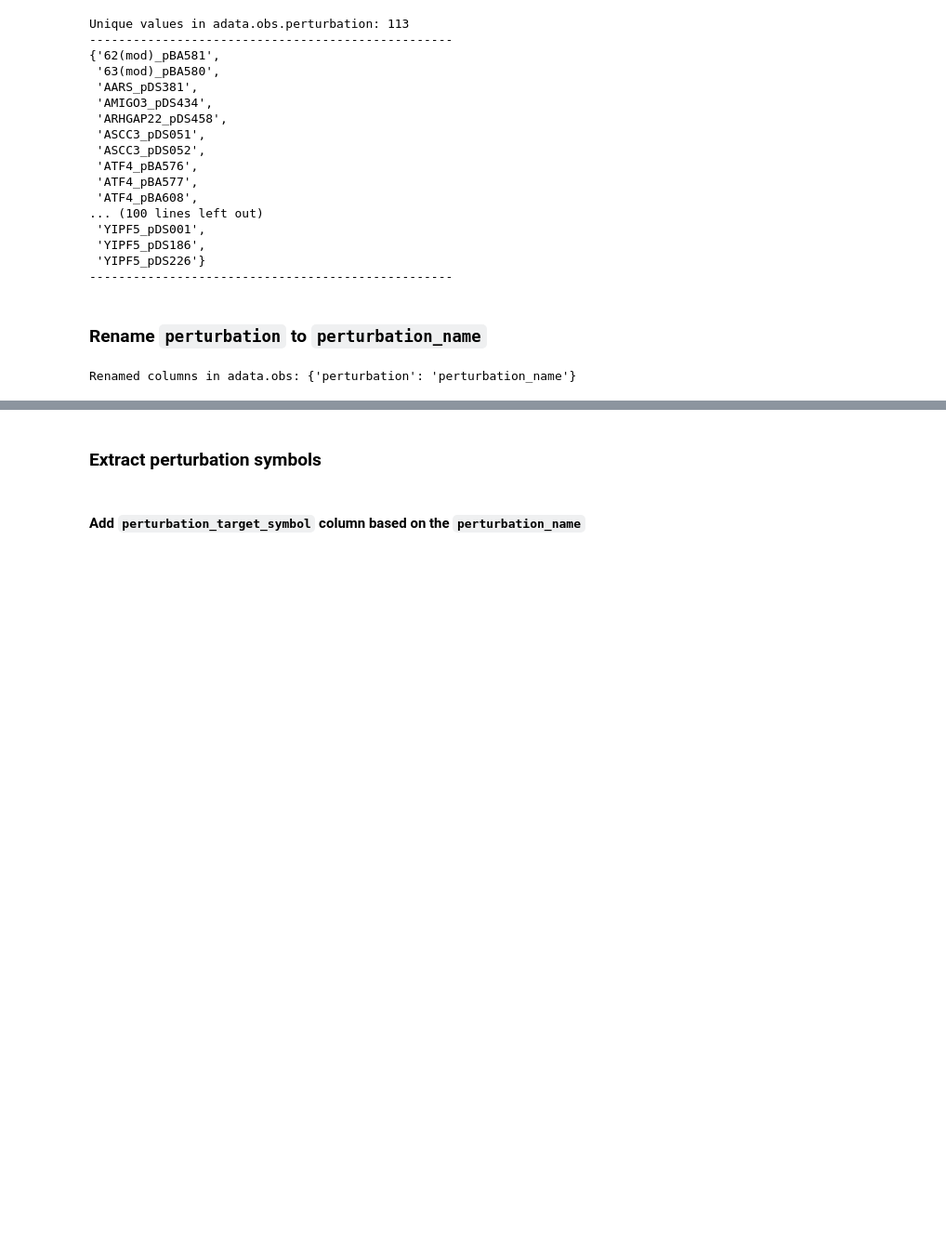
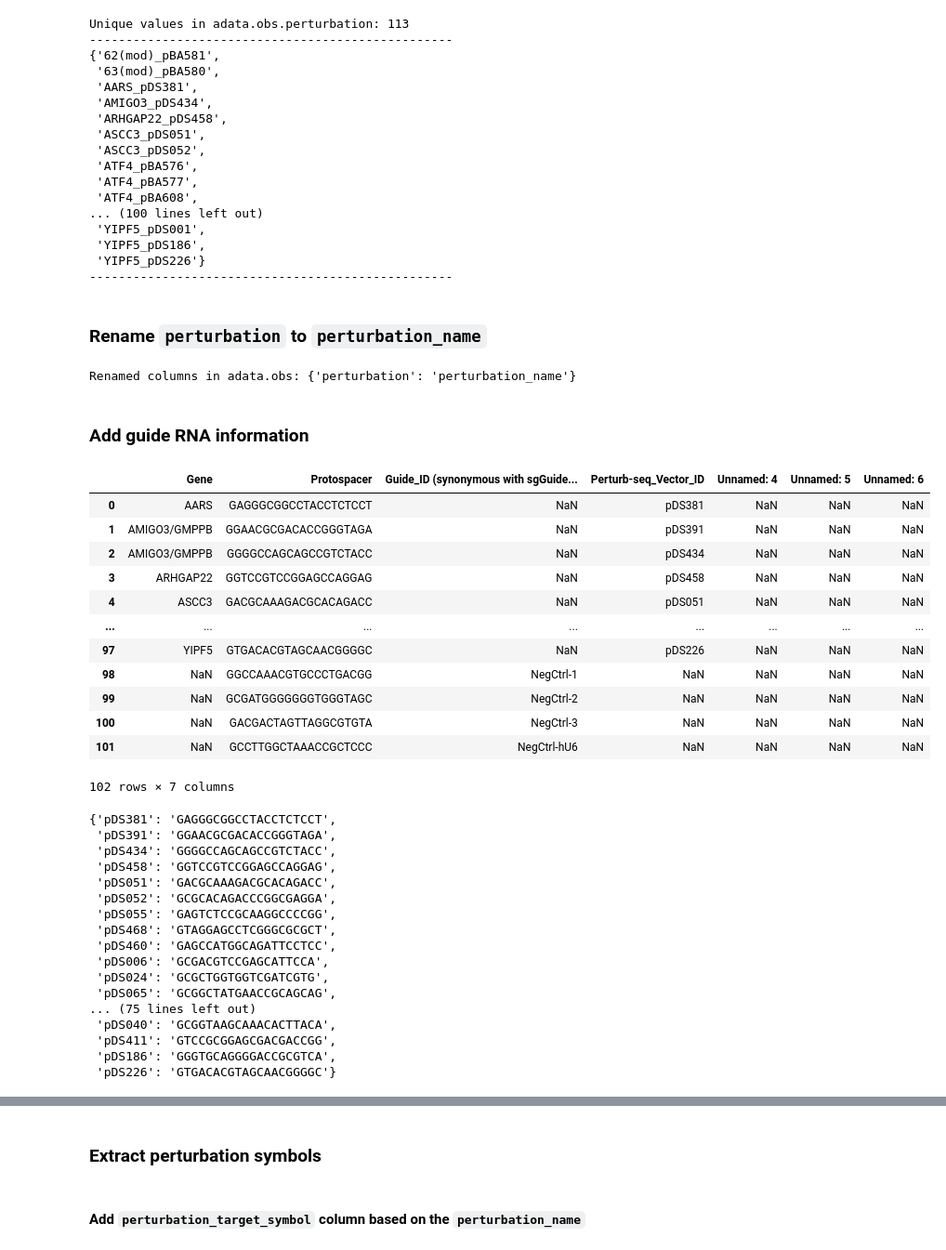
Before and after one commit to EMBL-EBI-ABC/PerturbationCatalogue, a Jupyter notebook: data_exploration/Perturbseq/curation_notebooks/adamson_2016_upr_perturb_seq.ipynb, the cells around one changed output, grey strips where cells are left out. Shown at 93% size. Cells and saved outputs as stored; diff of their text form; code cells hidden in the pictures; blank space fills up the shorter version.

```diff
--- a/data_exploration/Perturbseq/curation_notebooks/adamson_2016_upr_perturb_seq.ipynb
+++ b/data_exploration/Perturbseq/curation_notebooks/adamson_2016_upr_perturb_seq.ipynb
@@ -130,2 +130,50 @@ cur_data.rename_columns(slot = 'obs', name_dict = {'perturbation': 'perturbation
 # %% [output]
 Renamed columns in adata.obs: {'perturbation': 'perturbation_name'}
+# %% [markdown]
+### Add guide RNA information
+# %%
+# download the protospacer sequences data from supplementary information Table S1
+# https://ars.els-cdn.com/content/image/1-s2.0-S0092867416316609-mmc1.xlsx
+
+guides_df = pd.read_csv("../supplementary/adamson_2016_pilot.csv", header=1)
+display(guides_df)
+
+guides_dict_vecid = (
+    guides_df[["Perturb-seq_Vector_ID", "Protospacer"]]
+    .dropna()
+    .set_index("Perturb-seq_Vector_ID", drop=True)["Protospacer"]
+    .to_dict()
+)
+
+guides_dict_vecid
+# %% [output]
+|  | Gene | Protospacer | Guide_ID (synonymous with sgGuide... | Perturb-seq_Vector_ID | Unnamed: 4 | Unnamed: 5 | Unnamed: 6 |
+| 0 | AARS | GAGGGCGGCCTACCTCTCCT | NaN | pDS381 | NaN | NaN | NaN |
+| 1 | AMIGO3/GMPPB | GGAACGCGACACCGGGTAGA | NaN | pDS391 | NaN | NaN | NaN |
+| 2 | AMIGO3/GMPPB | GGGGCCAGCAGCCGTCTACC | NaN | pDS434 | NaN | NaN | NaN |
+| 3 | ARHGAP22 | GGTCCGTCCGGAGCCAGGAG | NaN | pDS458 | NaN | NaN | NaN |
+| 4 | ASCC3 | GACGCAAAGACGCACAGACC | NaN | pDS051 | NaN | NaN | NaN |
+| ... | ... | ... | ... | ... | ... | ... | ... |
+| 97 | YIPF5 | GTGACACGTAGCAACGGGGC | NaN | pDS226 | NaN | NaN | NaN |
+| 98 | NaN | GGCCAAACGTGCCCTGACGG | NegCtrl-1 | NaN | NaN | NaN | NaN |
+| 99 | NaN | GCGATGGGGGGGTGGGTAGC | NegCtrl-2 | NaN | NaN | NaN | NaN |
+| 100 | NaN | GACGACTAGTTAGGCGTGTA | NegCtrl-3 | NaN | NaN | NaN | NaN |
+| 101 | NaN | GCCTTGGCTAAACCGCTCCC | NegCtrl-hU6 | NaN | NaN | NaN | NaN |
+102 rows × 7 columns
+{'pDS381': 'GAGGGCGGCCTACCTCTCCT',
+ 'pDS391': 'GGAACGCGACACCGGGTAGA',
+ 'pDS434': 'GGGGCCAGCAGCCGTCTACC',
+ 'pDS458': 'GGTCCGTCCGGAGCCAGGAG',
+ 'pDS051': 'GACGCAAAGACGCACAGACC',
+ 'pDS052': 'GCGCACAGACCCGGCGAGGA',
+ 'pDS055': 'GAGTCTCCGCAAGGCCCCGG',
+ 'pDS468': 'GTAGGAGCCTCGGGCGCGCT',
+ 'pDS460': 'GAGCCATGGCAGATTCCTCC',
+ 'pDS006': 'GCGACGTCCGAGCATTCCA',
+ 'pDS024': 'GCGCTGGTGGTCGATCGTG',
+ 'pDS065': 'GCGGCTATGAACCGCAGCAG',
+... (75 lines left out)
+ 'pDS040': 'GCGGTAAGCAAACACTTACA',
+ 'pDS411': 'GTCCGCGGAGCGACGACCGG',
+ 'pDS186': 'GGGTGCAGGGGACCGCGTCA',
+ 'pDS226': 'GTGACACGTAGCAACGGGGC'}
```
Also changed, not shown: parts of 36 cells of this notebook, 3 other files.
